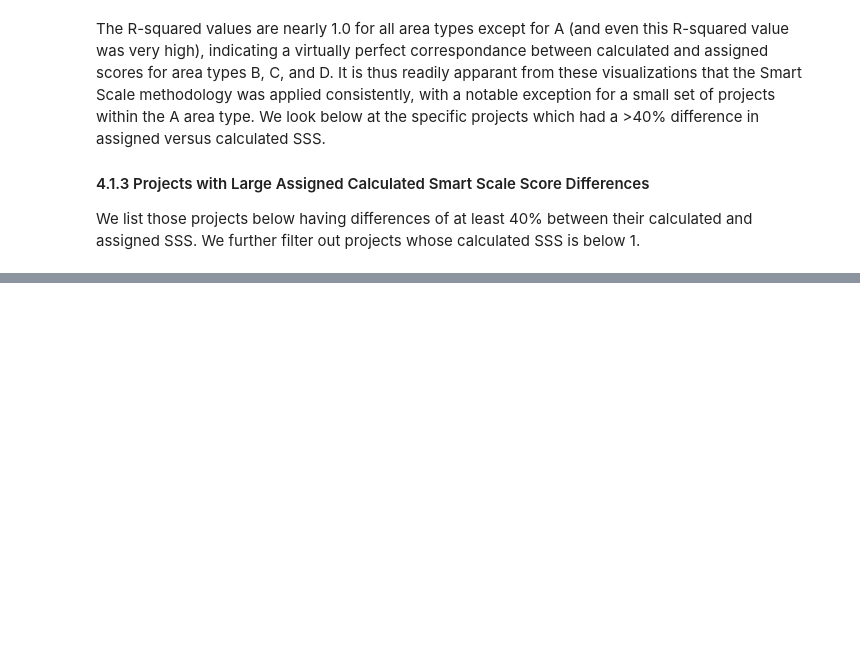
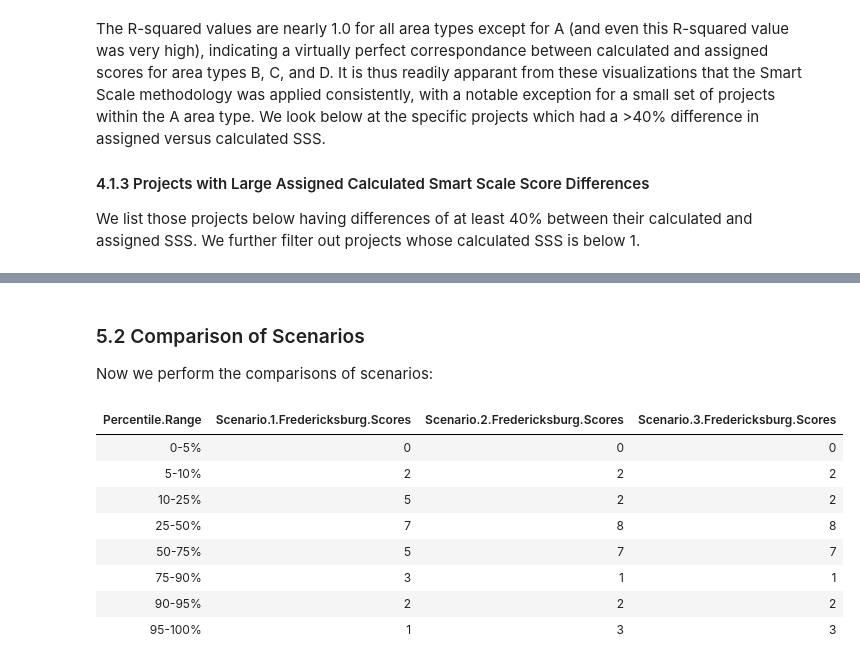
Before and after one commit to chrisgarcia001/Little-Projects, a Jupyter notebook: smart_scale/Smart-Scale-Analysis.ipynb, the cells around one changed output, grey strips where cells are left out. Cells and saved outputs as stored; diff of their text form; code cells hidden in the pictures; blank space fills up the shorter version.

```diff
--- a/smart_scale/Smart-Scale-Analysis.ipynb
+++ b/smart_scale/Smart-Scale-Analysis.ipynb
@@ -132,0 +131,6 @@ plot(1:length(sort(data$SMART.SCALE.Score)), sort(data$SMART.SCALE.Score), col='
+# %%
+sss.ord <- sort(data$SMART.SCALE.Score)
+percentiles <- c(0.05, 0.1, 0.25, 0.5, 0.75, 0.9, 0.95)
+cut.scores <- sapply(percentiles, function(p){sss.ord[ceiling(p * nrow(data))]})
+percentile.cutoffs <- data.frame(Percentile=100 * percentiles, Score=cut.scores)
+percentile.cutoffs
@@ -380,0 +452,56 @@ sig.diffs[c('App.Id', 'Area.Type', 'District', 'Project.Title', 'Calc.SMART.SCAL
+# %% [markdown]
+### 5.2 Comparison of Scenarios
+
+Now we perform the comparisons of scenarios:
+# %%
+# For a list of ranges and a vector, this function tabulates the counts by range.
+tabulate.by.ranges <- function(v, ranges) {
+  counts <- c()
+  ranges <- sort(ranges)
+  i <- 1
+  for(i in 1:(length(ranges) + 1)) {
+    if(i == 1) {
+      counts[1] <- sum(v <= ranges[1])
+    }
+    else if(i <= length(ranges)) {
+      counts[i] <- sum((v > ranges[i - 1]) & (v <= ranges[i]))
+    }
+    else {
+      counts[i] <- sum(v > ranges[i - 1])
+
+    }
+  }
+  counts
+}
+
+# Compare the scenarios.
+sss1.ord <- sort(data$SMART.SCALE.Score)
+sss2.ord <- sort(data$Calc.SMART.SCALE.Score.Scenario.2)
+sss3.ord <- sort(data$Calc.SMART.SCALE.Score.Scenario.3)
+percentiles <- c(0.05, 0.1, 0.25, 0.5, 0.75, 0.9, 0.95)
+cut.scores.1 <- sapply(percentiles, function(p){sss1.ord[ceiling(p * nrow(data))]})
+cut.scores.2 <- sapply(percentiles, function(p){sss2.ord[ceiling(p * nrow(data))]})
+cut.scores.3 <- sapply(percentiles, function(p){sss3.ord[ceiling(p * nrow(data))]})
+
+fb <- subset(data, District=='Fredericksburg')
+
+counts.1 <- tabulate.by.ranges(fb$SMART.SCALE.Score, cut.scores.1)
+counts.2 <- tabulate.by.ranges(fb$Calc.SMART.SCALE.Score.Scenario.2, cut.scores.1)
+counts.3 <- tabulate.by.ranges(fb$Calc.SMART.SCALE.Score.Scenario.3, cut.scores.3)
+
+scenarios <- data.frame(Percentile.Range=c('0-5%', '5-10%', '10-25%', '25-50%',
+                                                 '50-75%', '75-90%', '90-95%', '95-100%'),
+                                    Scenario.1.Fredericksburg.Scores=counts.1,
+                                    Scenario.2.Fredericksburg.Scores=counts.2,
+                                    Scenario.3.Fredericksburg.Scores=counts.3)
+scenarios
+# %% [output]
+| Percentile.Range | Scenario.1.Fredericksburg.Scores | Scenario.2.Fredericksburg.Scores | Scenario.3.Fredericksburg.Scores |
+| 0-5% | 0 | 0 | 0 |
+| 5-10% | 2 | 2 | 2 |
+| 10-25% | 5 | 2 | 2 |
+| 25-50% | 7 | 8 | 8 |
+| 50-75% | 5 | 7 | 7 |
+| 75-90% | 3 | 1 | 1 |
+| 90-95% | 2 | 2 | 2 |
+| 95-100% | 1 | 3 | 3 |
```
Also changed, not shown: parts of 13 cells of this notebook, 4 other files.
